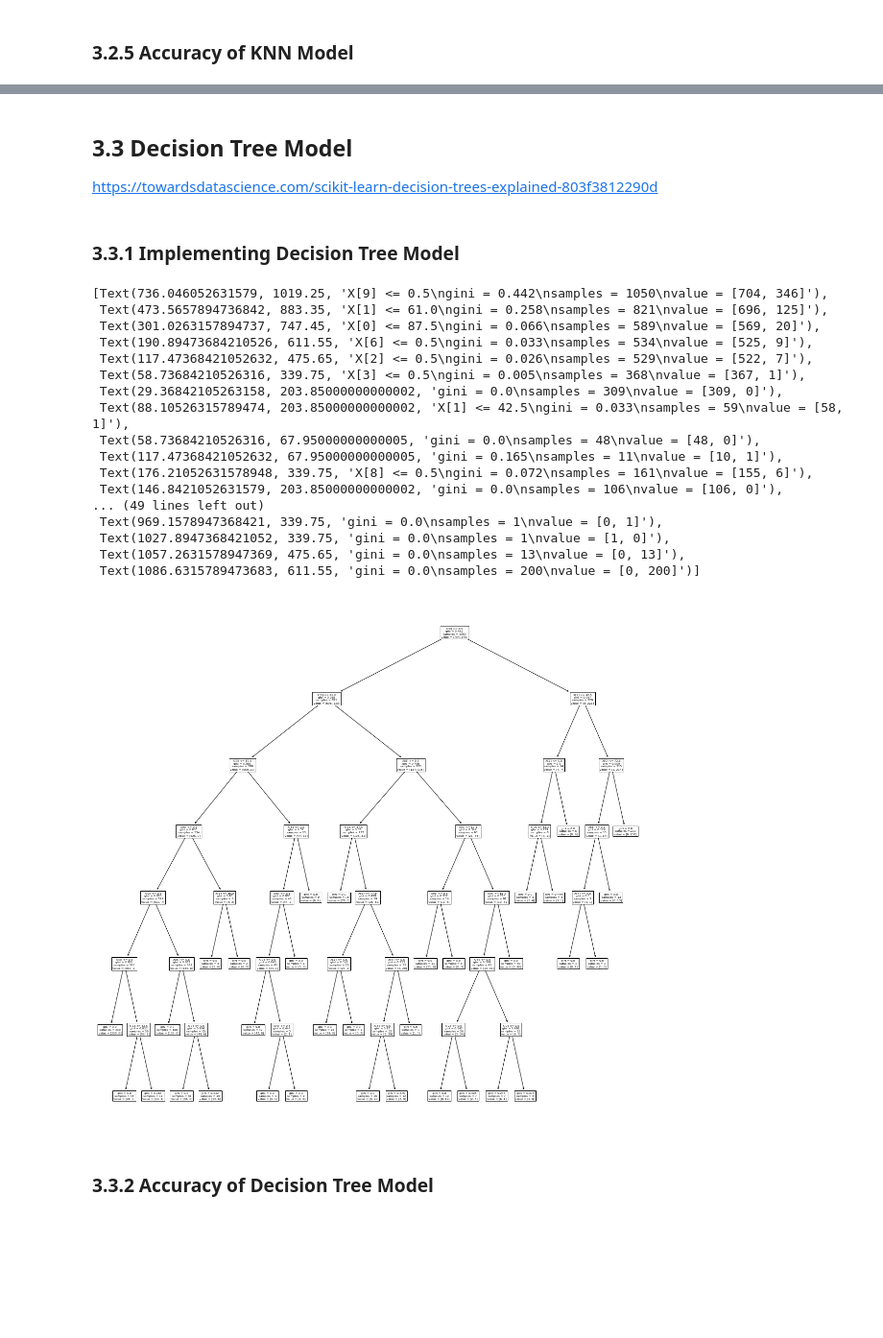
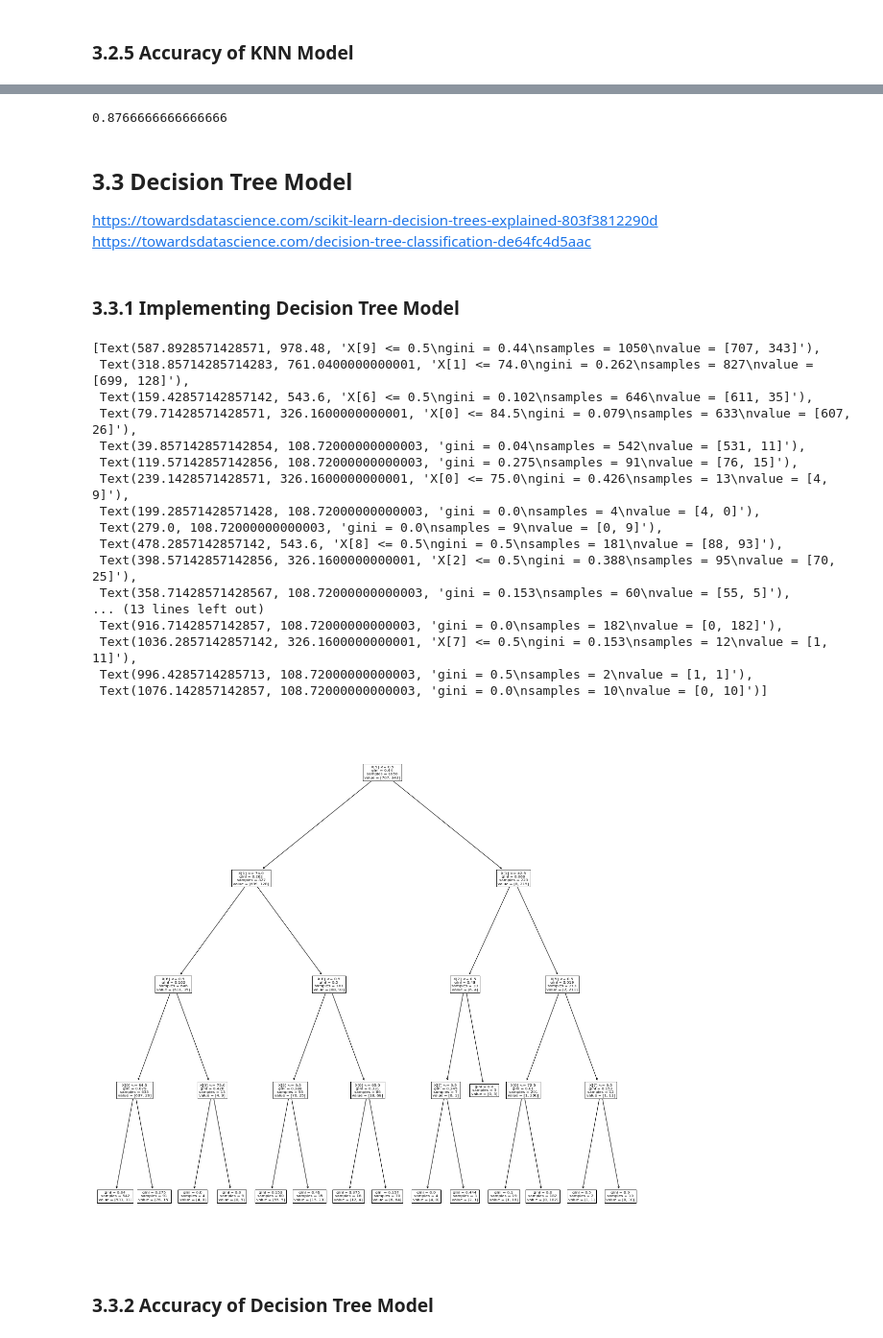
Before and after one commit to AlfieHobson/DataMining, a Jupyter notebook: ACW/201602395.ipynb, the cells around one changed output, grey strips where cells are left out. Shown: that part at 96% size. Drawn from its saved outputs; the diff is of its cells as text; code cells hidden in the pictures; blank space fills up the shorter version.

```diff
--- a/ACW/201602395.ipynb
+++ b/ACW/201602395.ipynb
@@ -285,6 +307,5 @@ Text(0.5, 0, 'Contra')
 #### Turning empty value in Contra to NaN
 No correlation was found between Contra and IPSI alone. Therefore changing the value to NaN and will drop later.
 # %%
-data_copy=data_copy.replace(r'^\s*$', np.nan, regex=True)#
-#data_copy.dropna(inplace=True)
-#data_copy['Contra'].value_counts(dropna=False)
+data_copy=data_copy.replace(r'^\s*$', np.nan, regex=True)
+data_copy.dropna(inplace=True)
@@ -291 +314,3 @@ data_copy=data_copy.replace(r'^\s*$', np.nan, regex=True)#
+# %%
+data_copy['Contra'] = data_copy['Contra'].str.strip('Contra').astype('int64')
 # %% [markdown]
@@ -426,32 +442,40 @@ weighted avg       0.86      0.86      0.86       450
+# %%
+knn = KNeighborsClassifier(n_neighbors=31, metric ='euclidean')
+
+cv_scores = cross_val_score(knn, X, Y, cv=5)
+print(np.mean(cv_scores))
+# %% [output]
+0.8766666666666666
 # %% [markdown]
 ## 3.3 Decision Tree Model
 https://towardsdatascience.com/scikit-learn-decision-trees-explained-803f3812290d
+https://towardsdatascience.com/decision-tree-classification-de64fc4d5aac
 # %% [markdown]
 ### 3.3.1 Implementing Decision Tree Model
 # %%
-clf = tree.DecisionTreeClassifier(max_depth = 7)
+clf = tree.DecisionTreeClassifier(max_depth = 4)
 clf = clf.fit(xTrain, yTrain)
 plt.rcParams["figure.figsize"] = (20,20)
 tree.plot_tree(clf)
 # %% [output]
-[Text(736.046052631579, 1019.25, 'X[9] <= 0.5\ngini = 0.442\nsamples = 1050\nvalue = [704, 346]'),
- Text(473.5657894736842, 883.35, 'X[1] <= 61.0\ngini = 0.258\nsamples = 821\nvalue = [696, 125]'),
- Text(301.0263157894737, 747.45, 'X[0] <= 87.5\ngini = 0.066\nsamples = 589\nvalue = [569, 20]'),
- Text(190.89473684210526, 611.55, 'X[6] <= 0.5\ngini = 0.033\nsamples = 534\nvalue = [525, 9]'),
- Text(117.47368421052632, 475.65, 'X[2] <= 0.5\ngini = 0.026\nsamples = 529\nvalue = [522, 7]'),
- Text(58.73684210526316, 339.75, 'X[3] <= 0.5\ngini = 0.005\nsamples = 368\nvalue = [367, 1]'),
- Text(29.36842105263158, 203.85000000000002, 'gini = 0.0\nsamples = 309\nvalue = [309, 0]'),
- Text(88.10526315789474, 203.85000000000002, 'X[1] <= 42.5\ngini = 0.033\nsamples = 59\nvalue = [58, 1]'),
- Text(58.73684210526316, 67.95000000000005, 'gini = 0.0\nsamples = 48\nvalue = [48, 0]'),
- Text(117.47368421052632, 67.95000000000005, 'gini = 0.165\nsamples = 11\nvalue = [10, 1]'),
- Text(176.21052631578948, 339.75, 'X[8] <= 0.5\ngini = 0.072\nsamples = 161\nvalue = [155, 6]'),
- Text(146.8421052631579, 203.85000000000002, 'gini = 0.0\nsamples = 106\nvalue = [106, 0]'),
-... (49 lines left out)
- Text(969.1578947368421, 339.75, 'gini = 0.0\nsamples = 1\nvalue = [0, 1]'),
- Text(1027.8947368421052, 339.75, 'gini = 0.0\nsamples = 1\nvalue = [1, 0]'),
- Text(1057.2631578947369, 475.65, 'gini = 0.0\nsamples = 13\nvalue = [0, 13]'),
- Text(1086.6315789473683, 611.55, 'gini = 0.0\nsamples = 200\nvalue = [0, 200]')]
+[Text(587.8928571428571, 978.48, 'X[9] <= 0.5\ngini = 0.44\nsamples = 1050\nvalue = [707, 343]'),
+ Text(318.85714285714283, 761.0400000000001, 'X[1] <= 74.0\ngini = 0.262\nsamples = 827\nvalue = [699, 128]'),
+ Text(159.42857142857142, 543.6, 'X[6] <= 0.5\ngini = 0.102\nsamples = 646\nvalue = [611, 35]'),
+ Text(79.71428571428571, 326.1600000000001, 'X[0] <= 84.5\ngini = 0.079\nsamples = 633\nvalue = [607, 26]'),
+ Text(39.857142857142854, 108.72000000000003, 'gini = 0.04\nsamples = 542\nvalue = [531, 11]'),
+ Text(119.57142857142856, 108.72000000000003, 'gini = 0.275\nsamples = 91\nvalue = [76, 15]'),
+ Text(239.1428571428571, 326.1600000000001, 'X[0] <= 75.0\ngini = 0.426\nsamples = 13\nvalue = [4, 9]'),
+ Text(199.28571428571428, 108.72000000000003, 'gini = 0.0\nsamples = 4\nvalue = [4, 0]'),
+ Text(279.0, 108.72000000000003, 'gini = 0.0\nsamples = 9\nvalue = [0, 9]'),
+ Text(478.2857142857142, 543.6, 'X[8] <= 0.5\ngini = 0.5\nsamples = 181\nvalue = [88, 93]'),
+ Text(398.57142857142856, 326.1600000000001, 'X[2] <= 0.5\ngini = 0.388\nsamples = 95\nvalue = [70, 25]'),
+ Text(358.71428571428567, 108.72000000000003, 'gini = 0.153\nsamples = 60\nvalue = [55, 5]'),
+... (13 lines left out)
+ Text(916.7142857142857, 108.72000000000003, 'gini = 0.0\nsamples = 182\nvalue = [0, 182]'),
+ Text(1036.2857142857142, 326.1600000000001, 'X[7] <= 0.5\ngini = 0.153\nsamples = 12\nvalue = [1, 11]'),
+ Text(996.4285714285713, 108.72000000000003, 'gini = 0.5\nsamples = 2\nvalue = [1, 1]'),
+ Text(1076.142857142857, 108.72000000000003, 'gini = 0.0\nsamples = 10\nvalue = [0, 10]')]
-[figure, old version]
+[figure, new version]
 # %% [markdown]
 ### 3.3.2 Accuracy of Decision Tree Model
 # %%
```
Also changed, not shown: parts of 28 cells of this notebook, 1 other file.
